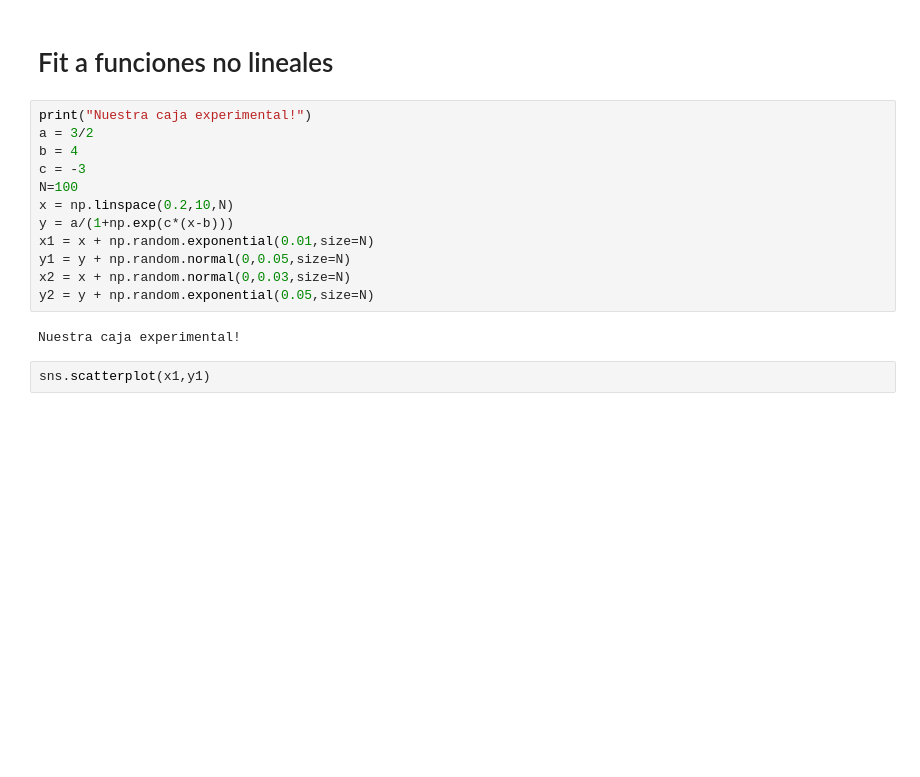
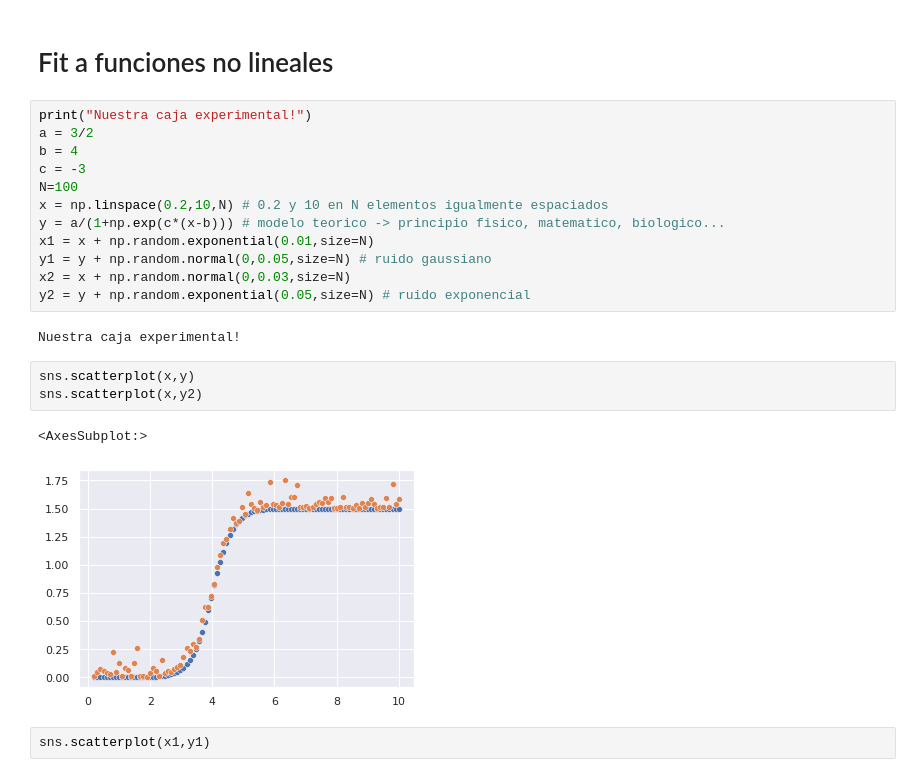
Before and after one commit to jpmallarino/FISI2028-202120, a Jupyter notebook: ejercicios/semana7-8/sistemas-lineales.ipynb, the cells around one changed output. Cells and saved outputs as stored; diff of their text form; blank space fills up the shorter version.

```diff
--- a/ejercicios/semana7-8/sistemas-lineales.ipynb
+++ b/ejercicios/semana7-8/sistemas-lineales.ipynb
@@ -212,14 +212,20 @@ a = 3/2
 b = 4
 c = -3
 N=100
-x = np.linspace(0.2,10,N)
-y = a/(1+np.exp(c*(x-b)))
+x = np.linspace(0.2,10,N) # 0.2 y 10 en N elementos igualmente espaciados
+y = a/(1+np.exp(c*(x-b))) # modelo teorico -> principio fisico, matematico, biologico...
 x1 = x + np.random.exponential(0.01,size=N)
-y1 = y + np.random.normal(0,0.05,size=N)
+y1 = y + np.random.normal(0,0.05,size=N) # ruido gaussiano
 x2 = x + np.random.normal(0,0.03,size=N)
-y2 = y + np.random.exponential(0.05,size=N)
+y2 = y + np.random.exponential(0.05,size=N) # ruido exponencial
 # %% [output]
 Nuestra caja experimental!
+# %%
+sns.scatterplot(x,y)
+sns.scatterplot(x,y2)
+# %% [output]
+<AxesSubplot:>
+[figure, added]
 # %%
 sns.scatterplot(x1,y1)
 # %% [output]
```
Also changed, not shown: parts of 12 cells of this notebook, 2 other files.
